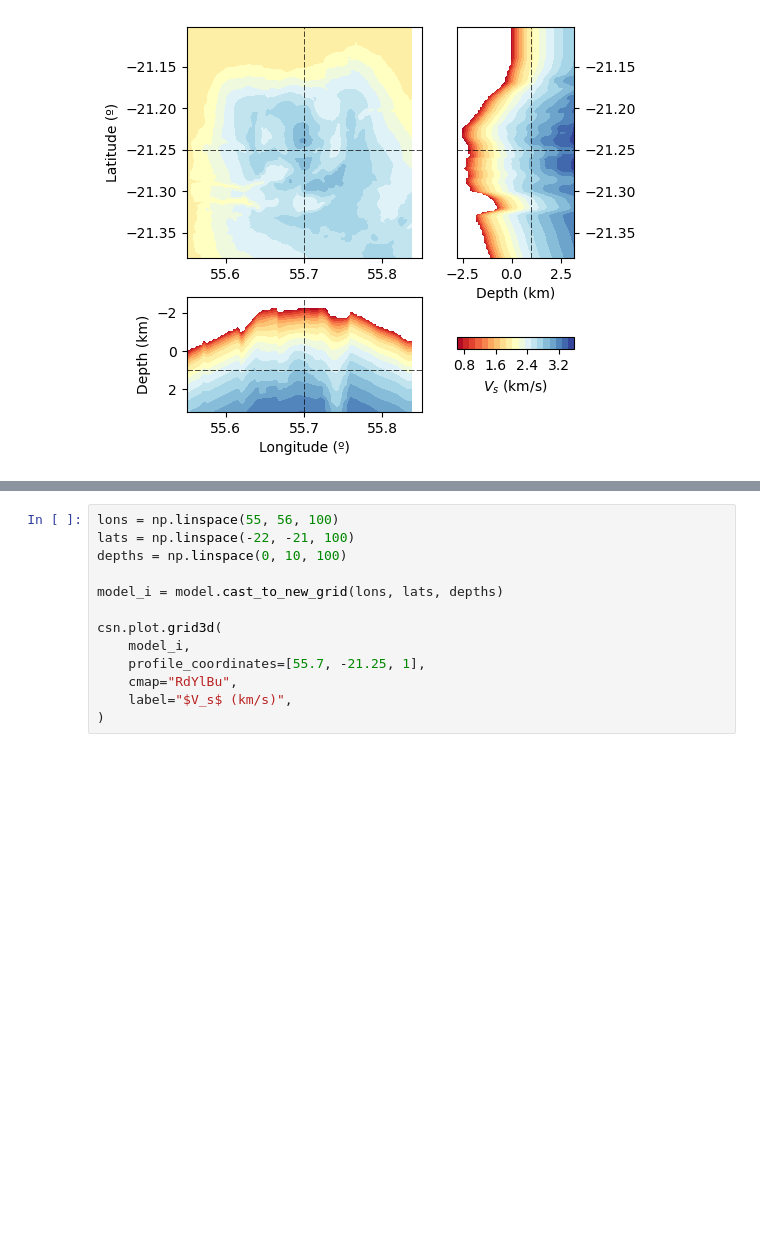
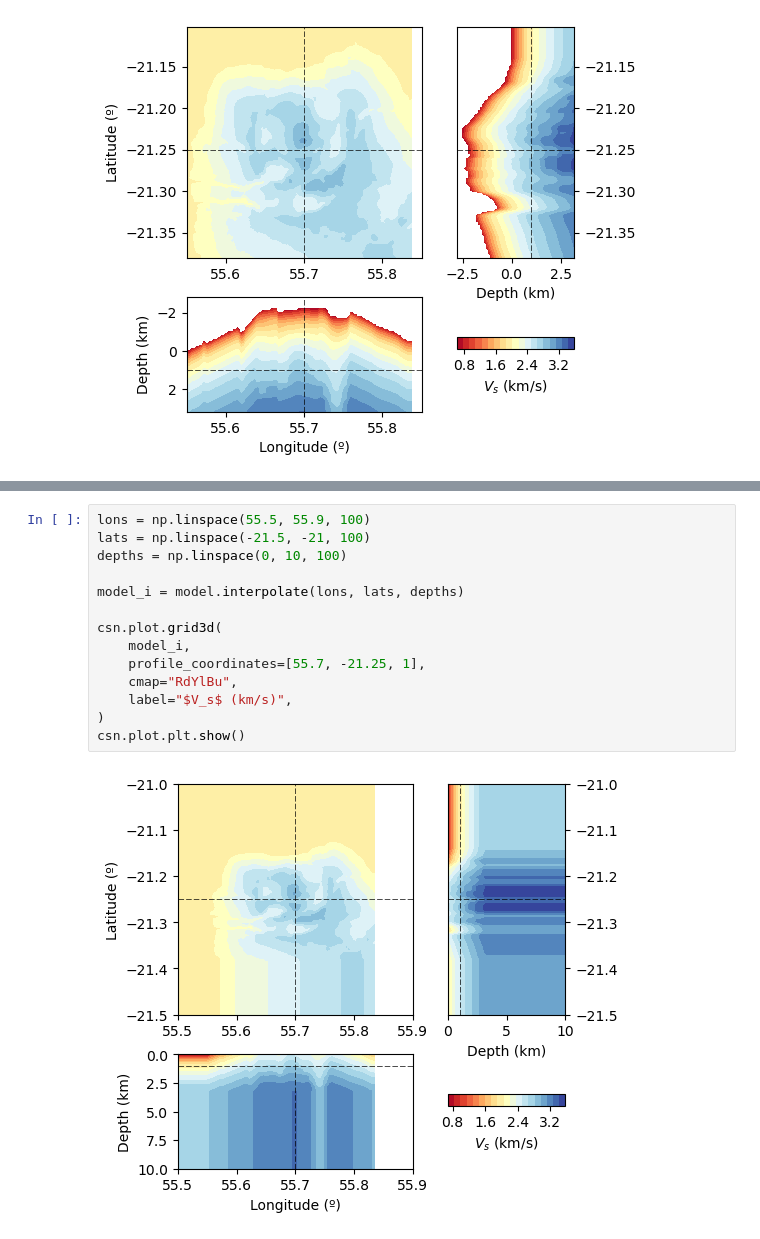
Before and after one commit to leonard-seydoux/covseisnet, a Jupyter notebook: docs/source/tutorials/01_introduction.ipynb, the cells around one changed output, grey strips where cells are left out. Cells and saved outputs as stored; diff of their text form; blank space fills up the shorter version.

```diff
--- a/docs/source/tutorials/01_introduction.ipynb
+++ b/docs/source/tutorials/01_introduction.ipynb
@@ -116,13 +107,16 @@ csn.plot.grid3d(model, profile_coordinates=[55.7, -21.25, 1], cmap="RdYlBu", lab
 # %%
-lons = np.linspace(55, 56, 100)
-lats = np.linspace(-22, -21, 100)
+lons = np.linspace(55.5, 55.9, 100)
+lats = np.linspace(-21.5, -21, 100)
 depths = np.linspace(0, 10, 100)
 
-model_i = model.cast_to_new_grid(lons, lats, depths)
+model_i = model.interpolate(lons, lats, depths)
 
 csn.plot.grid3d(
     model_i,
     profile_coordinates=[55.7, -21.25, 1],
     cmap="RdYlBu",
     label="$V_s$ (km/s)",
 )
+csn.plot.plt.show()
+# %% [output]
+[figure, added]
```
Also changed, not shown: parts of 3 cells of this notebook, 4 other files.
